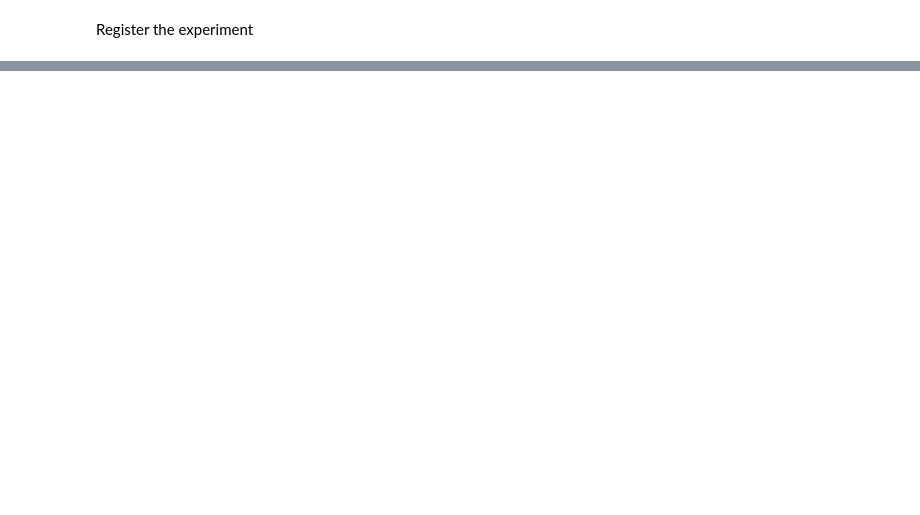
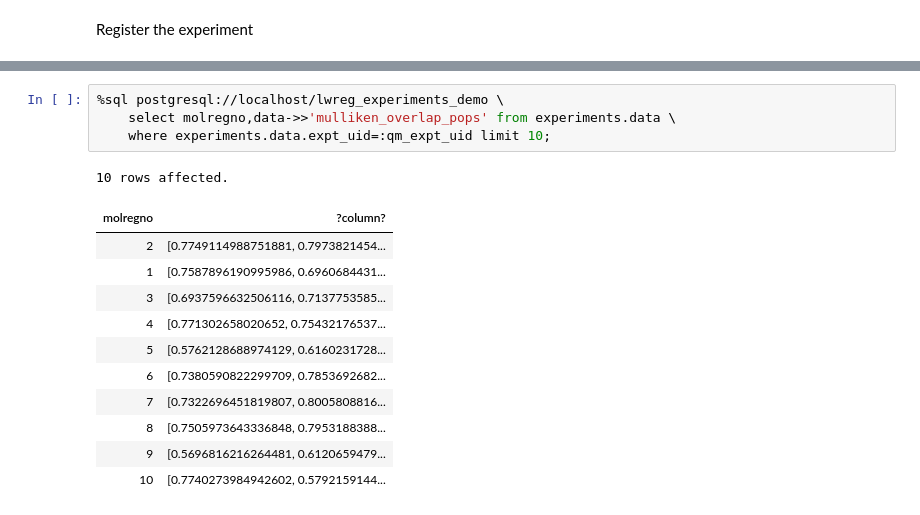
Before and after one commit to rinikerlab/lightweight-registration, a Jupyter notebook: demos/02_computational_experiment_1.ipynb, the cells around one changed output, grey strips where cells are left out. Cells and saved outputs as stored; diff of their text form; blank space fills up the shorter version.

```diff
--- a/demos/02_computational_experiment_1.ipynb
+++ b/demos/02_computational_experiment_1.ipynb
@@ -188,0 +349,17 @@ str(uid)
+# %%
+%sql postgresql://localhost/lwreg_experiments_demo \
+    select molregno,data->>'mulliken_overlap_pops' from experiments.data \
+    where experiments.data.expt_uid=:qm_expt_uid limit 10;
+# %% [output]
+10 rows affected.
+| molregno | ?column? |
+| 2 | [0.7749114988751881, 0.7973821454... |
+| 1 | [0.7587896190995986, 0.6960684431... |
+| 3 | [0.6937596632506116, 0.7137753585... |
+| 4 | [0.771302658020652, 0.75432176537... |
+| 5 | [0.5762128688974129, 0.6160231728... |
+| 6 | [0.7380590822299709, 0.7853692682... |
+| 7 | [0.7322696451819807, 0.8005808816... |
+| 8 | [0.7505973643336848, 0.7953188388... |
+| 9 | [0.5696816216264481, 0.6120659479... |
+| 10 | [0.7740273984942602, 0.5792159144... |
```
Also changed, not shown: parts of 34 cells of this notebook.
